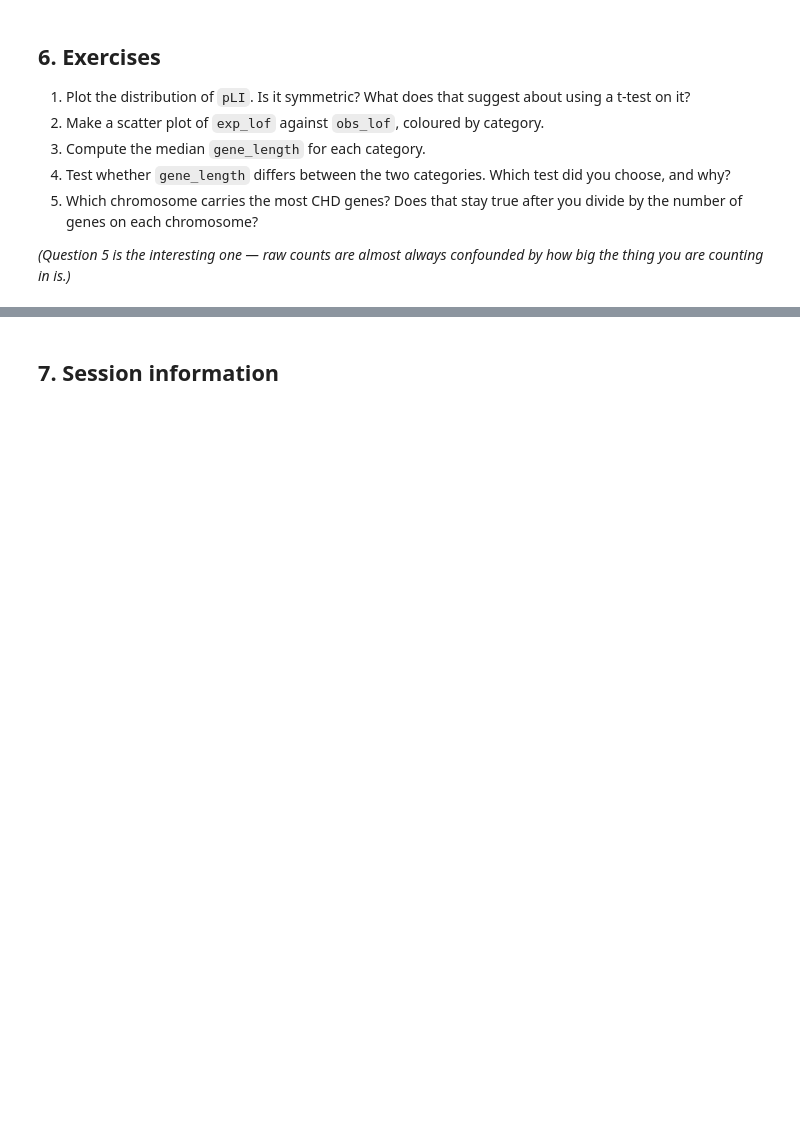
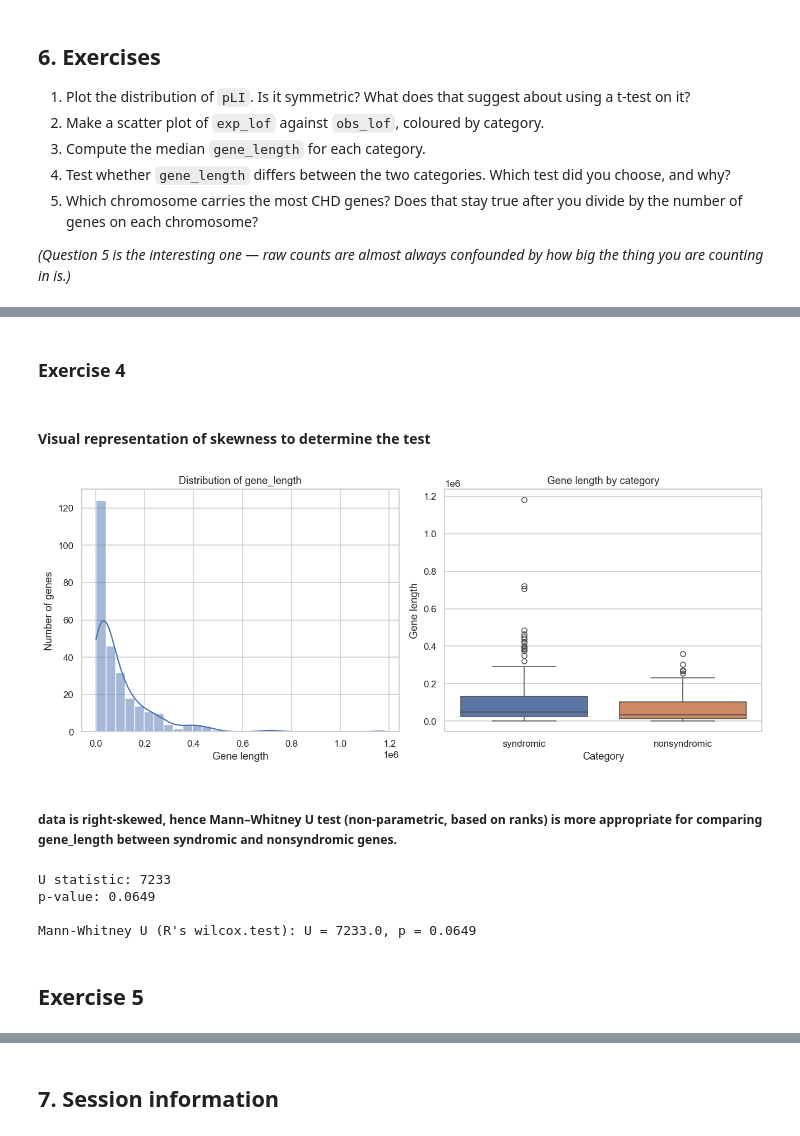
Before and after one commit to enriquea/ZebraQ, a Jupyter notebook: lessons-py/S3_Exploratory_Data_Analysis.ipynb, the cells around one changed output, grey strips where cells are left out. Cells and saved outputs as stored; diff of their text form; code cells hidden in the pictures; blank space fills up the shorter version.

```diff
--- a/lessons-py/S3_Exploratory_Data_Analysis.ipynb
+++ b/lessons-py/S3_Exploratory_Data_Analysis.ipynb
@@ -395,0 +426,51 @@ how big the thing you are counting in is.)*
+# %% [markdown]
+### Exercise 4
+# %% [markdown]
+#### Visual representation of skewness to determine the test
+# %%
+import matplotlib.pyplot as plt
+import seaborn as sns
+
+fig, axes = plt.subplots(1, 2, figsize=(12, 5))
+
+# Histogram with KDE
+sns.histplot(data=chd, x="gene_length", bins=30, kde=True, ax=axes[0])
+axes[0].set_title("Distribution of gene_length")
+axes[0].set_xlabel("Gene length")
+axes[0].set_ylabel("Number of genes")
+
+# Boxplot by category
+sns.boxplot(data=chd, x="category", y="gene_length", hue="category", ax=axes[1])
+axes[1].set_title("Gene length by category")
+axes[1].set_xlabel("Category")
+axes[1].set_ylabel("Gene length")
+
+plt.tight_layout()
+plt.show()
+# %% [output]
+[figure, added]
+# %% [markdown]
+##### data is right-skewed, hence Mann–Whitney U test (non-parametric, based on ranks) is more appropriate for comparing gene_length between syndromic and nonsyndromic genes.
+# %%
+syndromic = chd.loc[chd["category"] == "syndromic", "gene_length"]
+nonsyndromic = chd.loc[chd["category"] == "nonsyndromic", "gene_length"]
+
+from scipy import stats
+u_stat, p_value = stats.mannwhitneyu(syndromic, nonsyndromic, alternative='two-sided')
+
+print(f"U statistic: {u_stat:.0f}")
+print(f"p-value: {p_value:.4f}")
+
+print()
+
+# or
+
+u = stats.mannwhitneyu(syndromic, nonsyndromic, alternative="two-sided")
+print(f"Mann-Whitney U (R's wilcox.test): U = {u.statistic:.1f}, p = {u.pvalue:.4f}")
+# %% [output]
+U statistic: 7233
+p-value: 0.0649
+
+Mann-Whitney U (R's wilcox.test): U = 7233.0, p = 0.0649
+# %% [markdown]
+## Exercise 5
```
Also changed, not shown: parts of 15 cells of this notebook.
